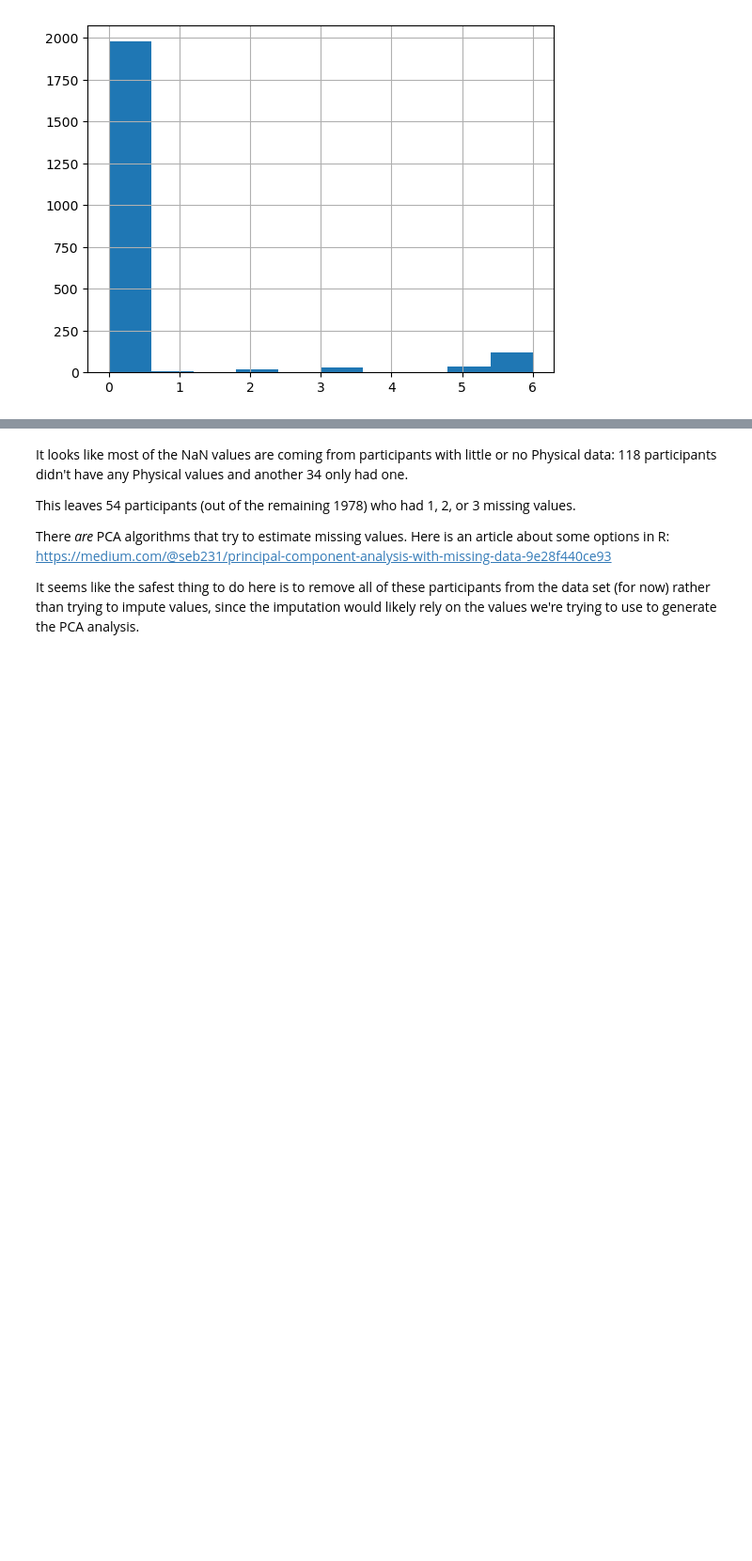
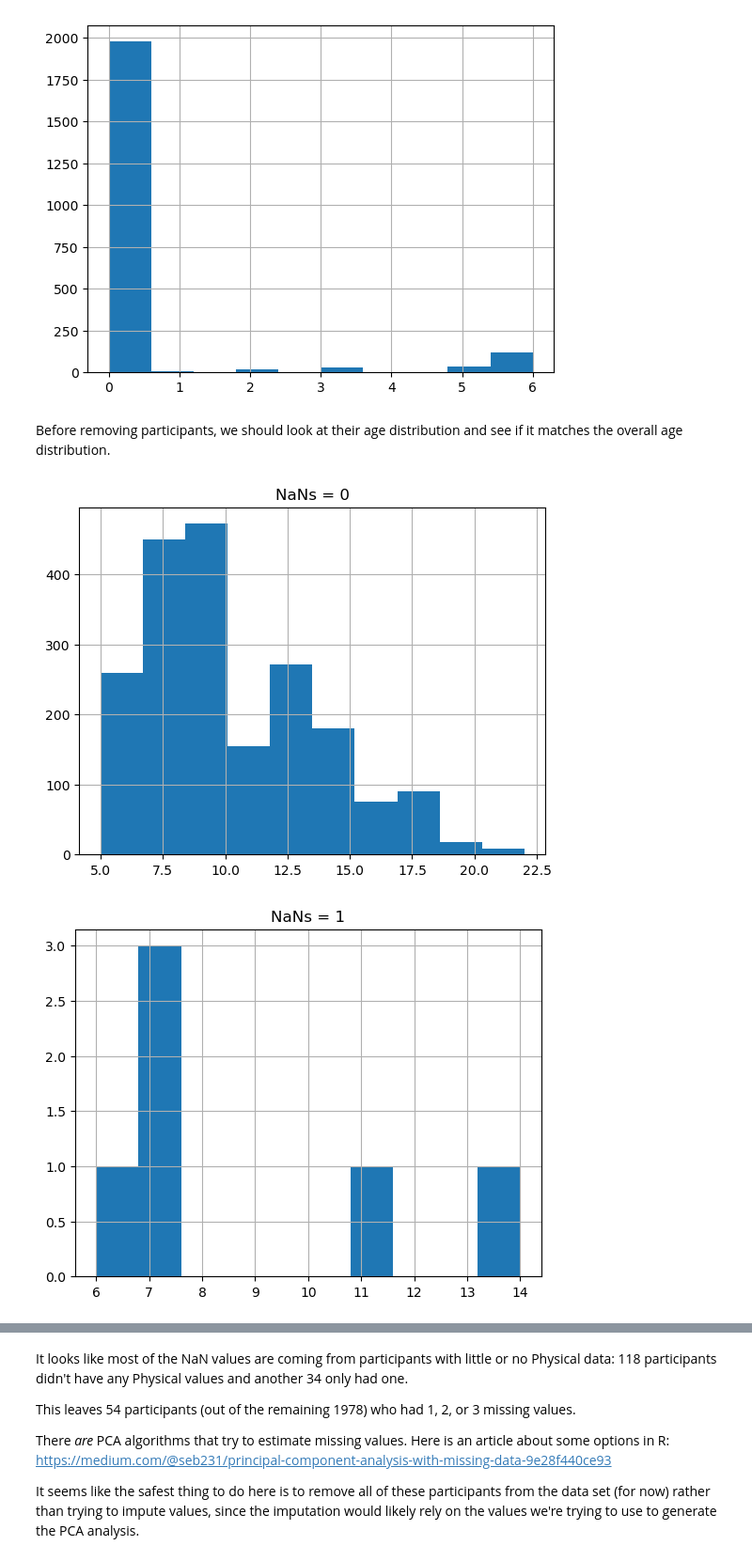
Before and after one commit to aarondweinberg/CMI_problematic_internet_use, a Jupyter notebook: EDA_PCA_AW.ipynb, the cells around one changed output, grey strips where cells are left out. Shown at 94% size. Drawn from its saved outputs; the diff is of its cells as text; code cells hidden in the pictures; blank space fills up the shorter version.

```diff
--- a/EDA_PCA_AW.ipynb
+++ b/EDA_PCA_AW.ipynb
@@ -81,3 +87,17 @@ NaNs
 1       6
 Name: count, dtype: int64
 [figure]
+# %% [markdown]
+Before removing participants, we should look at their age distribution and see if it matches the overall age distribution.
+# %%
+# Add the Basic_Demos-Age variable from the train data frame into the train_physical data frame
+train_physical['Age'] = train['Basic_Demos-Age']
+
+# Create a set of seven histograms of the values of Age for each value of train_physical['NaNs']
+for i in range(8):
+    train_physical[train_physical['NaNs'] == i]['Age'].hist()
+    plt.title('NaNs = ' + str(i))
+    plt.show()
+# %% [output]
+[figure, added]
+[figure, added]
```
Also changed, not shown: parts of 18 cells of this notebook.
